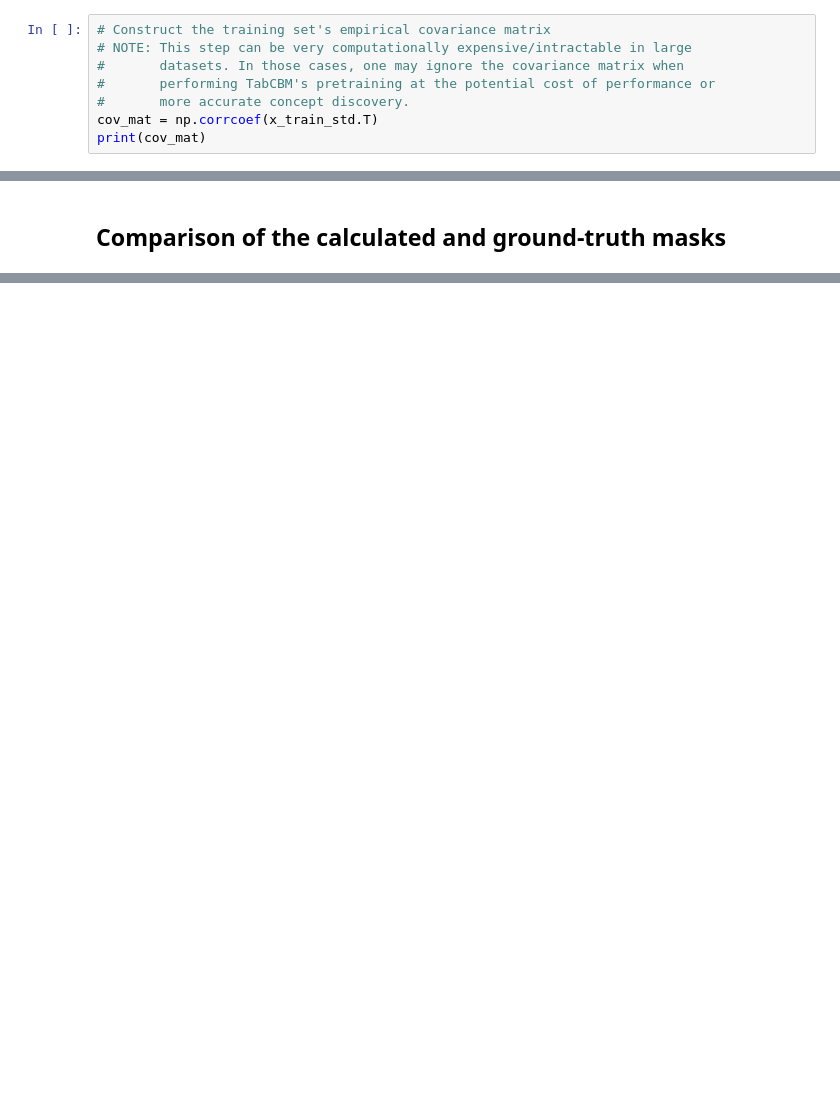
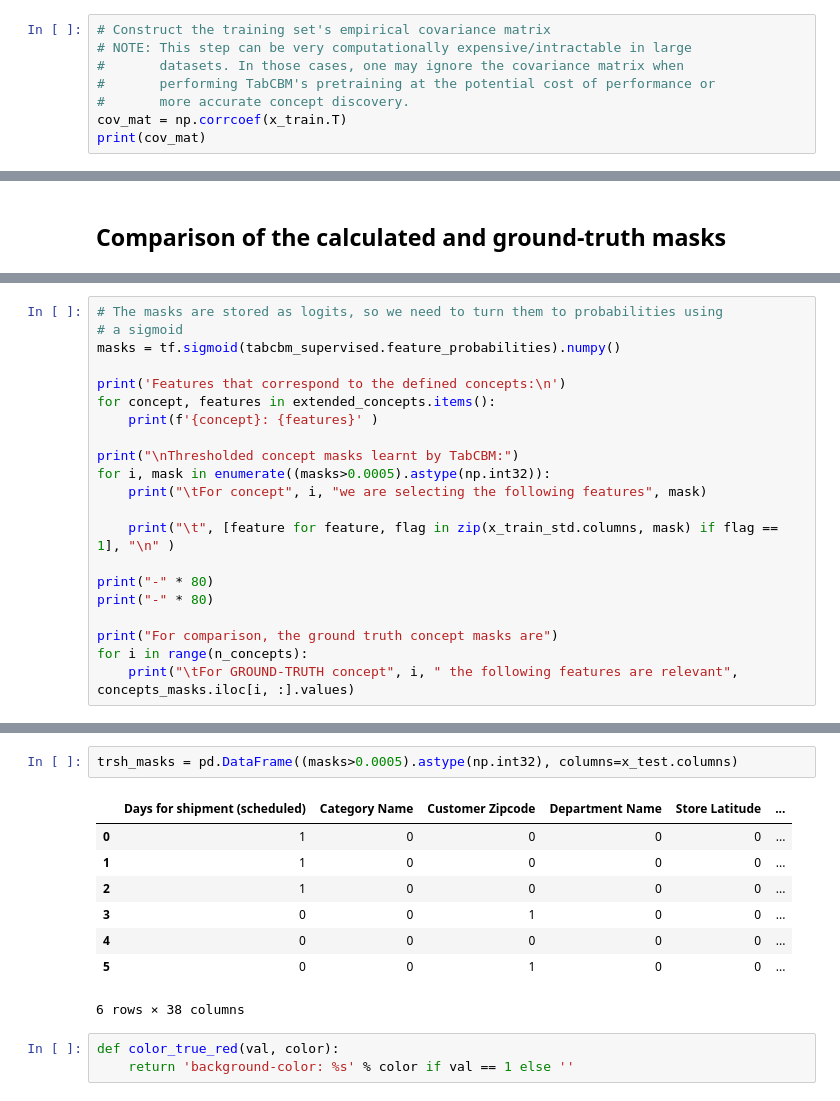
Before and after one commit to kSahatova/AMMIS_project, a Jupyter notebook: train_tabcbm.ipynb, the cells around one changed output, grey strips where cells are left out. Drawn from its saved outputs; the diff is of its cells as text; blank space fills up the shorter version.

```diff
--- a/train_tabcbm.ipynb
+++ b/train_tabcbm.ipynb
@@ -219,6 +237,6 @@ For this, we will first compute the empirical covariance matrix in order for us
 #       datasets. In those cases, one may ignore the covariance matrix when
 #       performing TabCBM's pretraining at the potential cost of performance or
 #       more accurate concept discovery.
-cov_mat = np.corrcoef(x_train_std.T)
+cov_mat = np.corrcoef(x_train.T)
 print(cov_mat)
 # %% [output]
@@ -528,0 +523,21 @@ tabcbm_pretrained = tf.keras.models.load_model(r'D:\\PycharmProjects\\AMMISproje
+# %%
+# The masks are stored as logits, so we need to turn them to probabilities using
+# a sigmoid
+masks = tf.sigmoid(tabcbm_supervised.feature_probabilities).numpy()
+
+print('Features that correspond to the defined concepts:\n')
+for concept, features in extended_concepts.items():
+    print(f'{concept}: {features}' )
+
+print("\nThresholded concept masks learnt by TabCBM:")
+for i, mask in enumerate((masks>0.0005).astype(np.int32)):
+    print("\tFor concept", i, "we are selecting the following features", mask)
+
+    print("\t", [feature for feature, flag in zip(x_train_std.columns, mask) if flag == 1], "\n" )
+
+print("-" * 80)
+print("-" * 80)
+
+print("For comparison, the ground truth concept masks are")
+for i in range(n_concepts):
+    print("\tFor GROUND-TRUTH concept", i, " the following features are relevant", concepts_masks.iloc[i, :].values)
@@ -528,0 +562,14 @@ tabcbm_pretrained = tf.keras.models.load_model(r'D:\\PycharmProjects\\AMMISproje
+# %%
+trsh_masks = pd.DataFrame((masks>0.0005).astype(np.int32), columns=x_test.columns)
+# %% [output]
+|  | Days for shipment (scheduled) | Category Name | Customer Zipcode | Department Name | Store Latitude | ... |
+| 0 | 1 | 0 | 0 | 0 | 0 | ... |
+| 1 | 1 | 0 | 0 | 0 | 0 | ... |
+| 2 | 1 | 0 | 0 | 0 | 0 | ... |
+| 3 | 0 | 0 | 1 | 0 | 0 | ... |
+| 4 | 0 | 0 | 0 | 0 | 0 | ... |
+| 5 | 0 | 0 | 1 | 0 | 0 | ... |
+6 rows × 38 columns
+# %%
+def color_true_red(val, color):
+    return 'background-color: %s' % color if val == 1 else ''
```
Also changed, not shown: parts of 36 cells of this notebook, 38 other files.
